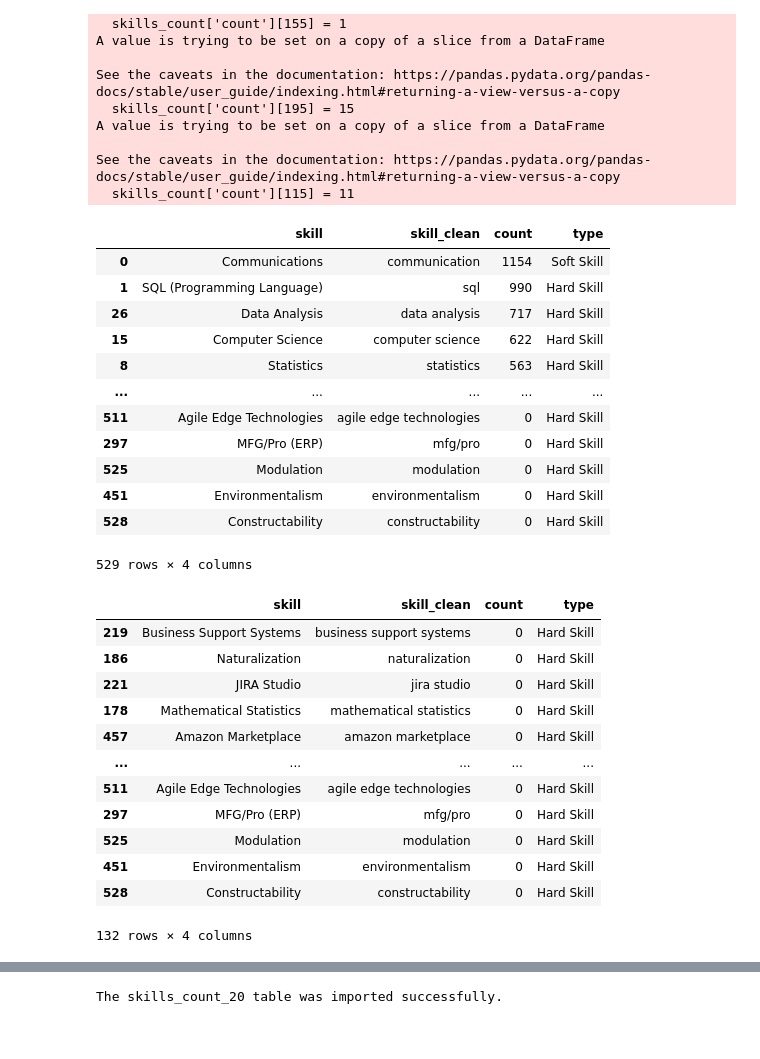
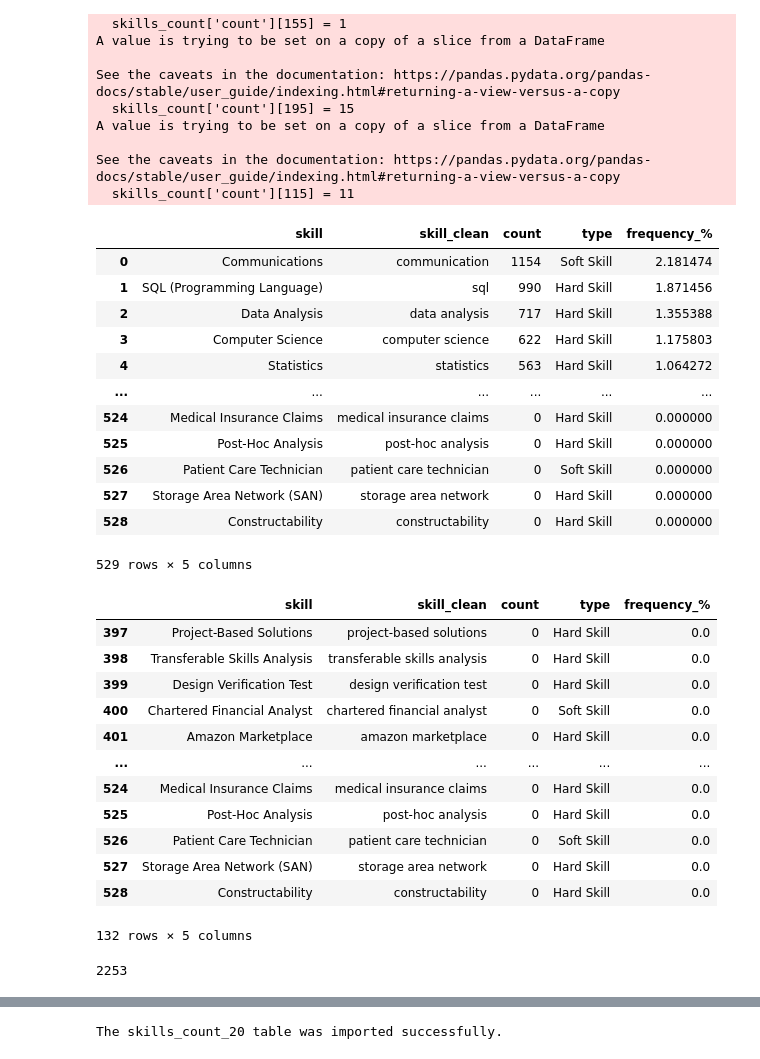
Before and after one commit to KristinaGol/Capstone-Project-DataCVPro, a Jupyter notebook: extract_skill_count_20.ipynb, the cells around one changed output, grey strips where cells are left out. Saved outputs shown, nothing was run; the diff lists cells and outputs as text; code cells hidden in the pictures.

Commit message:
added frequency in %

```diff
--- a/extract_skill_count_20.ipynb
+++ b/extract_skill_count_20.ipynb
@@ -234,35 +234,39 @@ A value is trying to be set on a copy of a slice from a DataFrame
 See the caveats in the documentation: https://pandas.pydata.org/pandas-docs/stable/user_guide/indexing.html#returning-a-view-versus-a-copy
   skills_count['count'][115] = 11
 # %%
-skills_count = skills_count.sort_values('count', ascending=False)
+skills_count = skills_count.sort_values('count', ascending=False).reset_index(drop=True)
 skills_count
 # %% [output]
-|  | skill | skill_clean | count | type |
-| 0 | Communications | communication | 1154 | Soft Skill |
-| 1 | SQL (Programming Language) | sql | 990 | Hard Skill |
-| 26 | Data Analysis | data analysis | 717 | Hard Skill |
-| 15 | Computer Science | computer science | 622 | Hard Skill |
-| 8 | Statistics | statistics | 563 | Hard Skill |
-| ... | ... | ... | ... | ... |
-| 511 | Agile Edge Technologies | agile edge technologies | 0 | Hard Skill |
-| 297 | MFG/Pro (ERP) | mfg/pro | 0 | Hard Skill |
-| 525 | Modulation | modulation | 0 | Hard Skill |
-| 451 | Environmentalism | environmentalism | 0 | Hard Skill |
-| 528 | Constructability | constructability | 0 | Hard Skill |
+|  | skill | skill_clean | count | type | frequency_% |
+| 0 | Communications | communication | 1154 | Soft Skill | 2.181474 |
+| 1 | SQL (Programming Language) | sql | 990 | Hard Skill | 1.871456 |
+| 2 | Data Analysis | data analysis | 717 | Hard Skill | 1.355388 |
+| 3 | Computer Science | computer science | 622 | Hard Skill | 1.175803 |
+| 4 | Statistics | statistics | 563 | Hard Skill | 1.064272 |
+| ... | ... | ... | ... | ... | ... |
+| 524 | Medical Insurance Claims | medical insurance claims | 0 | Hard Skill | 0.000000 |
+| 525 | Post-Hoc Analysis | post-hoc analysis | 0 | Hard Skill | 0.000000 |
+| 526 | Patient Care Technician | patient care technician | 0 | Soft Skill | 0.000000 |
+| 527 | Storage Area Network (SAN) | storage area network | 0 | Hard Skill | 0.000000 |
+| 528 | Constructability | constructability | 0 | Hard Skill | 0.000000 |
-529 rows × 4 columns
+529 rows × 5 columns
 # %%
 skills_count.query('count == 0')
 # %% [output]
-|  | skill | skill_clean | count | type |
-| 219 | Business Support Systems | business support systems | 0 | Hard Skill |
-| 186 | Naturalization | naturalization | 0 | Hard Skill |
-| 221 | JIRA Studio | jira studio | 0 | Hard Skill |
-| 178 | Mathematical Statistics | mathematical statistics | 0 | Hard Skill |
-| 457 | Amazon Marketplace | amazon marketplace | 0 | Hard Skill |
-| ... | ... | ... | ... | ... |
-| 511 | Agile Edge Technologies | agile edge technologies | 0 | Hard Skill |
-| 297 | MFG/Pro (ERP) | mfg/pro | 0 | Hard Skill |
-| 525 | Modulation | modulation | 0 | Hard Skill |
-| 451 | Environmentalism | environmentalism | 0 | Hard Skill |
-| 528 | Constructability | constructability | 0 | Hard Skill |
+|  | skill | skill_clean | count | type | frequency_% |
+| 397 | Project-Based Solutions | project-based solutions | 0 | Hard Skill | 0.0 |
+| 398 | Transferable Skills Analysis | transferable skills analysis | 0 | Hard Skill | 0.0 |
+| 399 | Design Verification Test | design verification test | 0 | Hard Skill | 0.0 |
+| 400 | Chartered Financial Analyst | chartered financial analyst | 0 | Soft Skill | 0.0 |
+| 401 | Amazon Marketplace | amazon marketplace | 0 | Hard Skill | 0.0 |
+| ... | ... | ... | ... | ... | ... |
+| 524 | Medical Insurance Claims | medical insurance claims | 0 | Hard Skill | 0.0 |
+| 525 | Post-Hoc Analysis | post-hoc analysis | 0 | Hard Skill | 0.0 |
+| 526 | Patient Care Technician | patient care technician | 0 | Soft Skill | 0.0 |
+| 527 | Storage Area Network (SAN) | storage area network | 0 | Hard Skill | 0.0 |
+| 528 | Constructability | constructability | 0 | Hard Skill | 0.0 |
-132 rows × 4 columns
+132 rows × 5 columns
+# %%
+jobs_20['job_description'].count()
+# %% [output]
+2253
```
Also changed, not shown: parts of 2 cells of this notebook, 1 other file.
